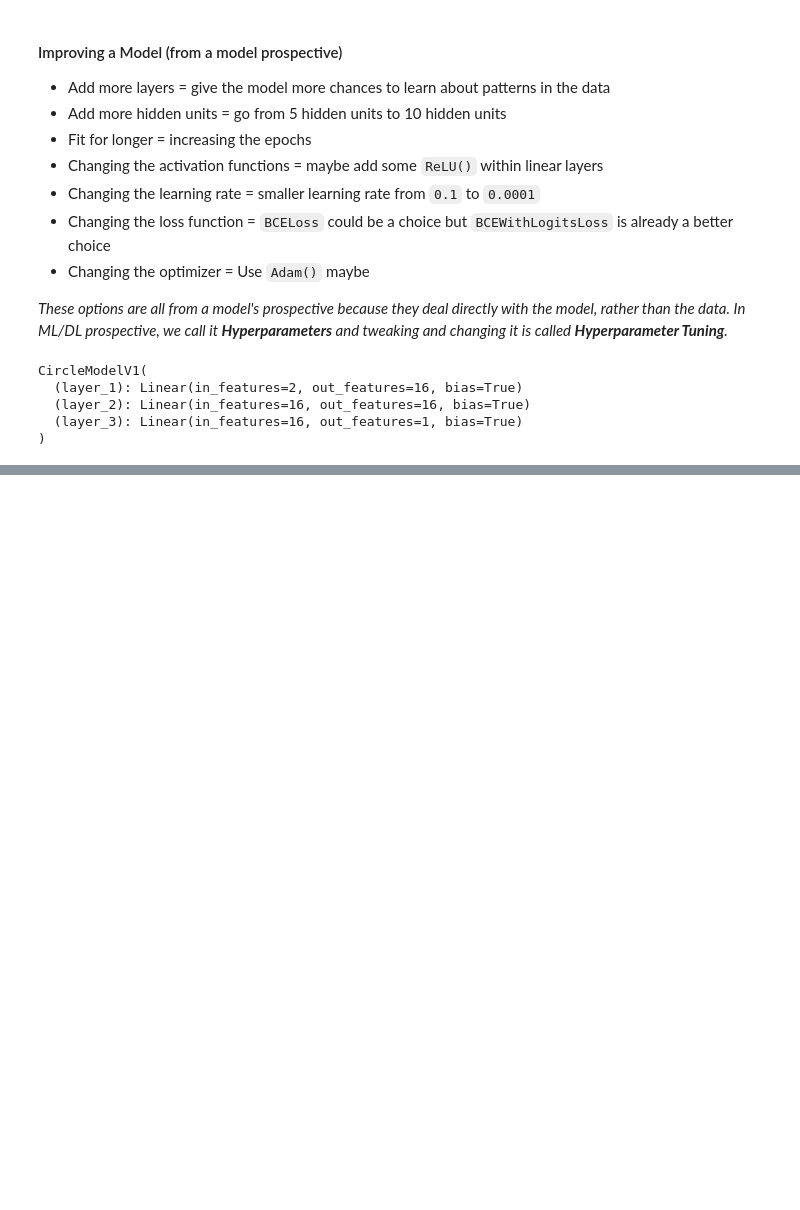
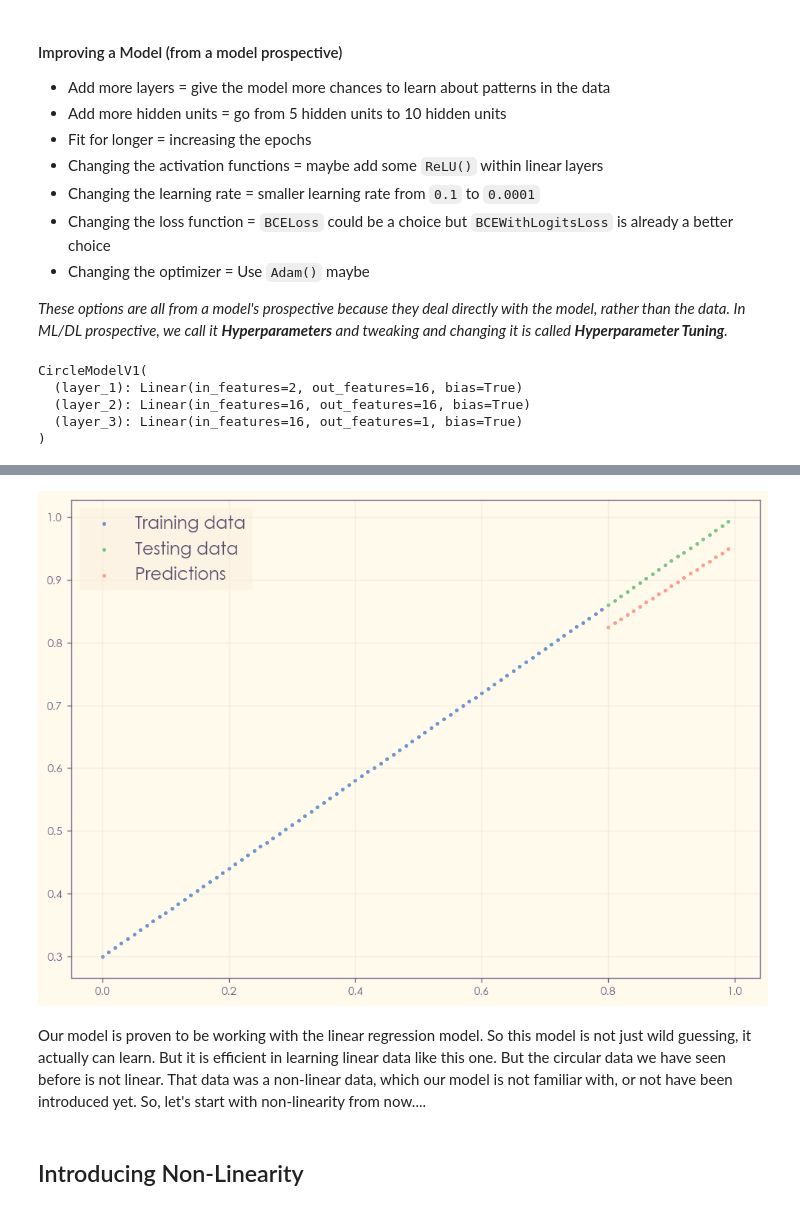
Before and after one commit to Mubashir42884/Journey-with-PyTorch, a Jupyter notebook: notebooks/06. Pytorch Neural Network - Classification.ipynb, the cells around one changed output, grey strips where cells are left out. Cells and saved outputs as stored; diff of their text form; code cells hidden in the pictures; blank space fills up the shorter version.

```diff
--- a/notebooks/06. Pytorch Neural Network - Classification.ipynb
+++ b/notebooks/06. Pytorch Neural Network - Classification.ipynb
@@ -543,0 +695,9 @@ CircleModelV1(
+# %%
+# Same architecture
+model_3 = nn.Sequential(
+    nn.Linear(in_features=1, out_features=10),
+    nn.Linear(in_features=10, out_features=10),
+    nn.Linear(in_features=10, out_features=1)
+).to(device)
+
+model_3
@@ -543,0 +710,5 @@ CircleModelV1(
+# %%
+# Loss and optimizer
+loss_fn = nn.L1Loss()
+optimizer = torch.optim.SGD(params=model_3.parameters(),
+                            lr=0.01)
@@ -543,0 +769,18 @@ CircleModelV1(
+# %%
+# Visualize
+model_3.eval()
+with torch.inference_mode():
+    y_preds = model_3(X_test_reg)
+
+# Plot data and predictions
+plot_predictions(train_data=X_train_reg.cpu(),
+                 train_labels=y_train_reg.cpu(),
+                 test_data=X_test_reg.cpu(),
+                 test_labels=y_test_reg.cpu(),
+                 predictions=y_preds.cpu())
+# %% [output]
+[figure, added]
+# %% [markdown]
+Our model is proven to be working with the linear regression model. So this model is not just wild guessing, it actually can learn. But it is efficient in learning linear data like this one. But the circular data we have seen before is not linear. That data was a non-linear data, which our model is not familiar with, or not have been introduced yet. So, let's start with non-linearity from now....
+# %% [markdown]
+## Introducing Non-Linearity
```
Also changed, not shown: parts of 33 cells of this notebook, 1 other file.
